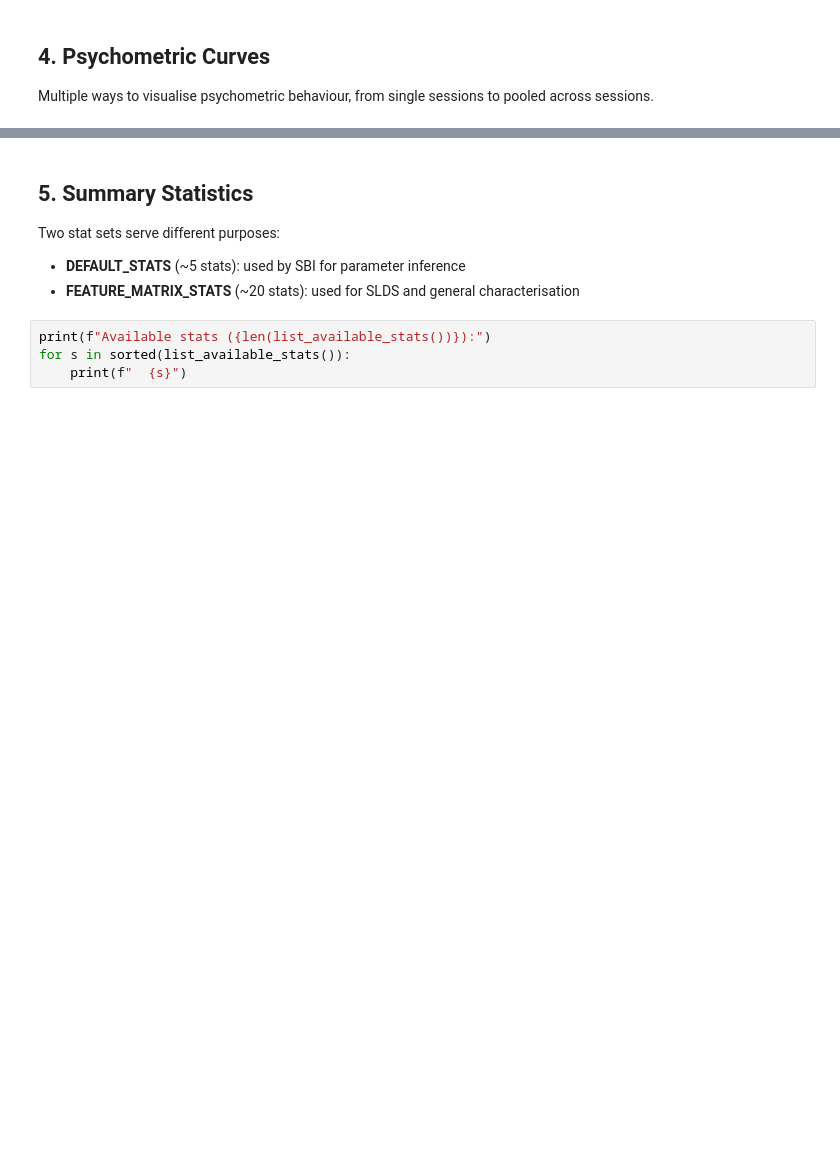
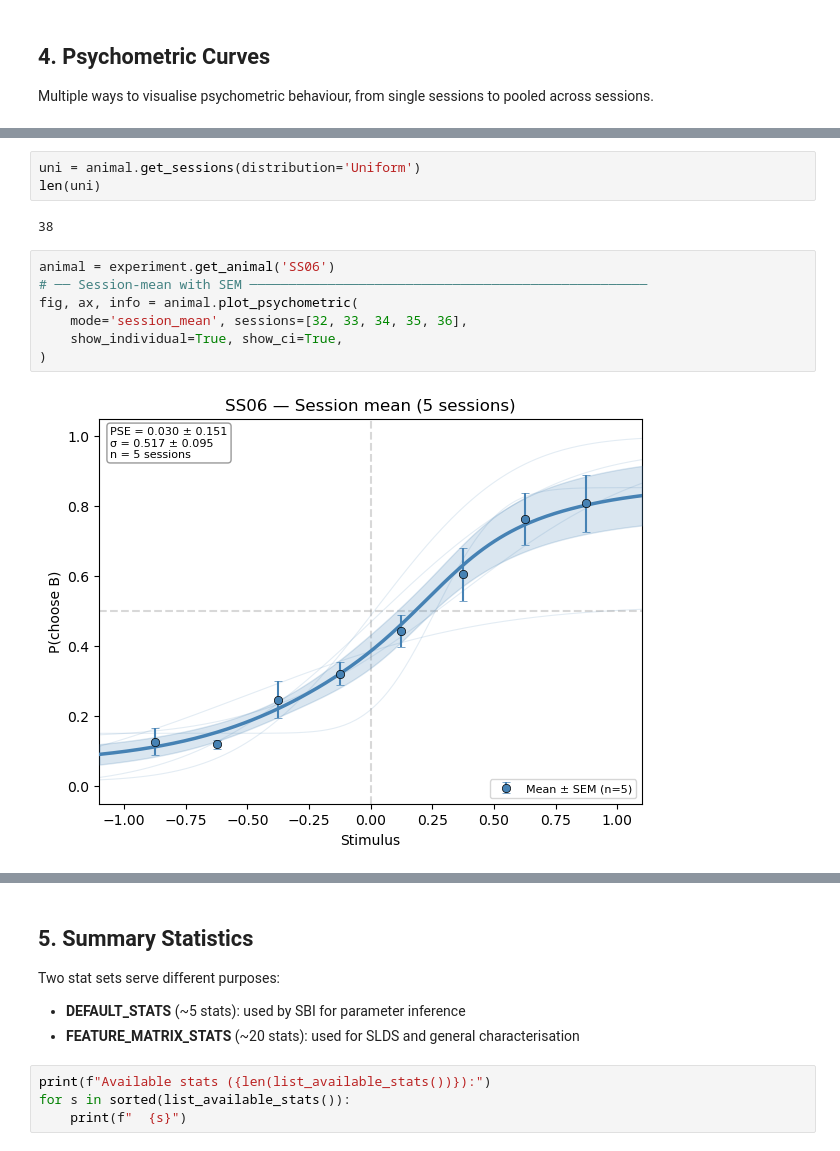
Before and after one commit to serkanshentyurk/sound_categorisation, a Jupyter notebook: notebooks/00_data_exploration.ipynb, the cells around one changed output, grey strips where cells are left out. Saved outputs shown, nothing was run; the diff lists cells and outputs as text; blank space fills up the shorter version.

```diff
--- a/notebooks/00_data_exploration.ipynb
+++ b/notebooks/00_data_exploration.ipynb
@@ -106 +150,15 @@ fig, ax, info = animal.plot_psychometric(
+# %%
+uni = animal.get_sessions(distribution='Uniform')
+len(uni)
+# %% [output]
+38
+# %%
+animal = experiment.get_animal('SS06')
+# ── Session-mean with SEM ───────────────────────────────────────────────────
+fig, ax, info = animal.plot_psychometric(
+    mode='session_mean', sessions=[32, 33, 34, 35, 36],
+    show_individual=True, show_ci=True,
+)
+# %% [output]
+[figure, added]
 # %%
```
Also changed, not shown: parts of 13 cells of this notebook, 9 other files.
